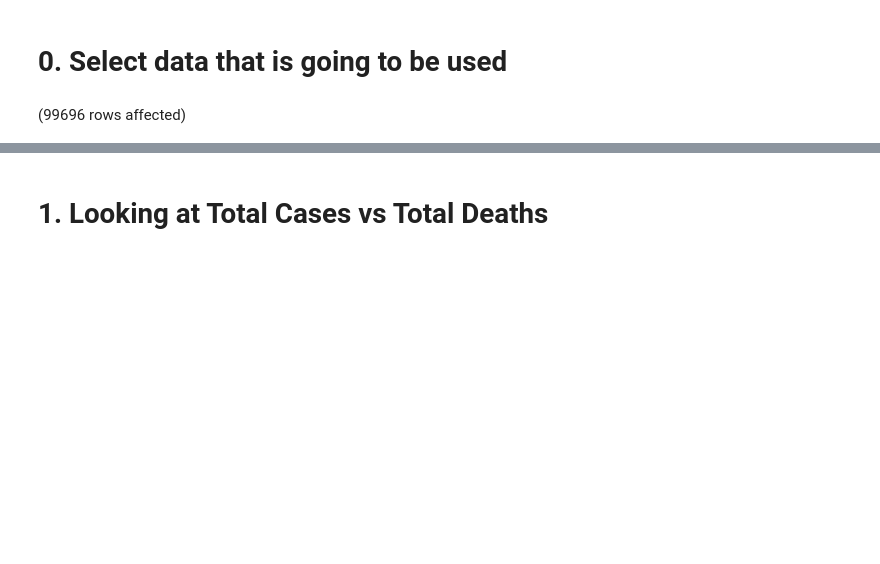
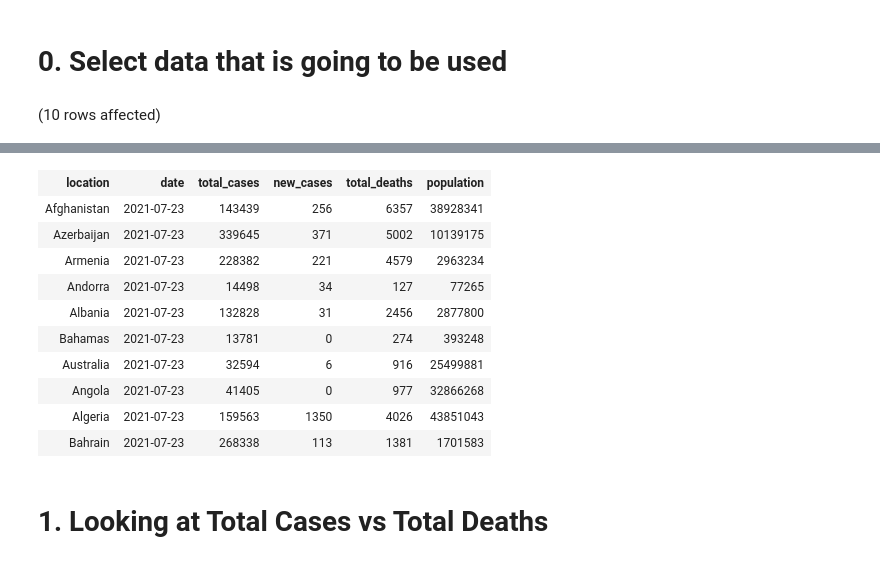
Before and after one commit to guiaramos/covid-data-exploration, a Jupyter notebook: Covid Data Explorantion.ipynb, the cells around one changed output, grey strips where cells are left out. Saved outputs shown, nothing was run; the diff lists cells and outputs as text; code cells hidden in the pictures; blank space fills up the shorter version.

```diff
--- a/Covid Data Explorantion.ipynb
+++ b/Covid Data Explorantion.ipynb
@@ -1,9 +1,12 @@
 # %% [markdown]
 # 0. Select data that is going to be used
 # %%
-SELECT location, date, total_cases, new_cases, total_deaths, population
+SELECT TOP 10 location, date, total_cases, new_cases, total_deaths, population
 FROM Covid..Deaths
 WHERE continent IS NOT NULL -- because in location there is continents mixed up
-ORDER BY 3,4;
+AND total_cases IS NOT NULL
+AND new_cases IS NOT NULL
+and total_deaths IS NOT NULL
+ORDER BY date DESC;
 # %% [output]
-(99696 rows affected)
+(10 rows affected)
@@ -13,3 +14,14 @@ Total execution time: 00:00:00.563
+| location | date | total_cases | new_cases | total_deaths | population |
+| Afghanistan | 2021-07-23 | 143439 | 256 | 6357 | 38928341 |
+| Azerbaijan | 2021-07-23 | 339645 | 371 | 5002 | 10139175 |
+| Armenia | 2021-07-23 | 228382 | 221 | 4579 | 2963234 |
+| Andorra | 2021-07-23 | 14498 | 34 | 127 | 77265 |
+| Albania | 2021-07-23 | 132828 | 31 | 2456 | 2877800 |
+| Bahamas | 2021-07-23 | 13781 | 0 | 274 | 393248 |
+| Australia | 2021-07-23 | 32594 | 6 | 916 | 25499881 |
+| Angola | 2021-07-23 | 41405 | 0 | 977 | 32866268 |
+| Algeria | 2021-07-23 | 159563 | 1350 | 4026 | 43851043 |
+| Bahrain | 2021-07-23 | 268338 | 113 | 1381 | 1701583 |
 # %% [markdown]
 # 1. Looking at Total Cases vs Total Deaths
 # %% [markdown]
```
Also changed, not shown: parts of 8 cells of this notebook.
